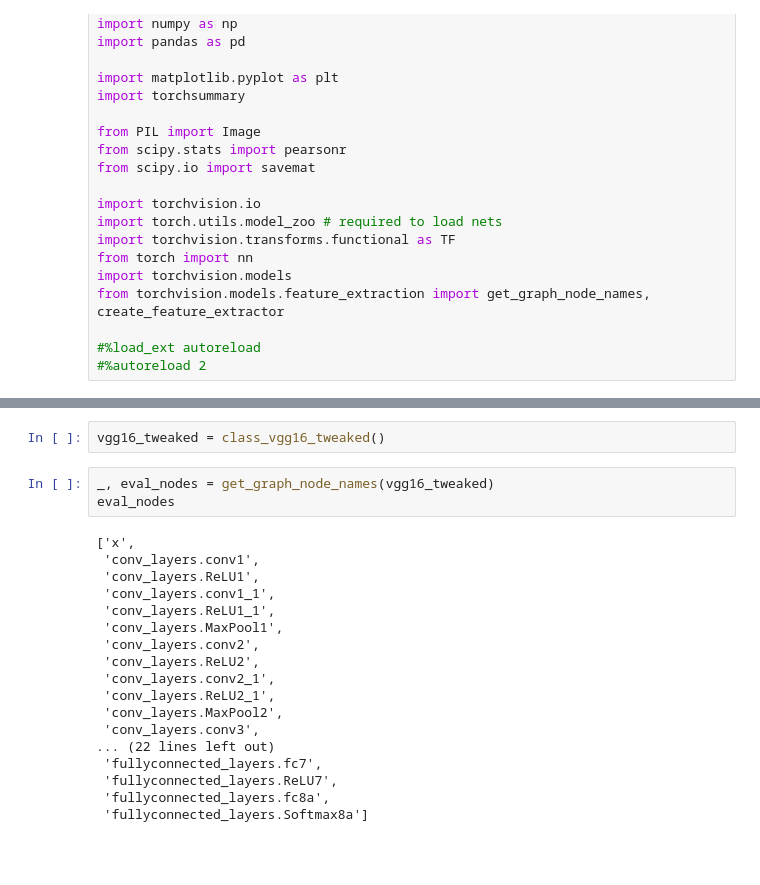
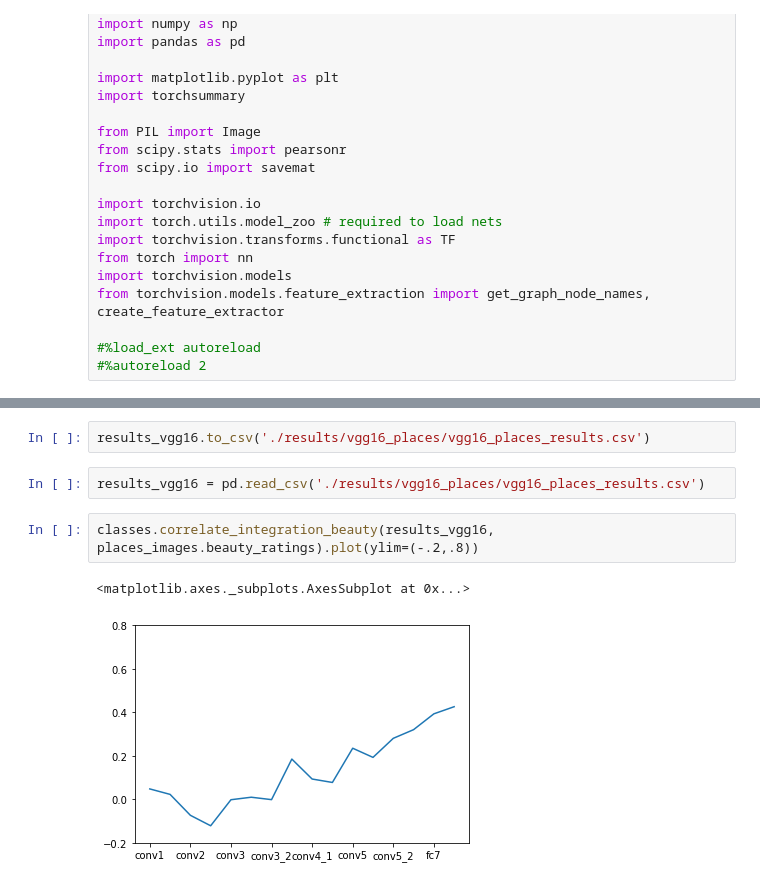
Before and after one commit to toniklenk/thesis-integration-beauty, a Jupyter notebook: analyse_vgg16_places.ipynb, the cells around one changed output, grey strips where cells are left out. Drawn from its saved outputs; the diff is of its cells as text; blank space fills up the shorter version.

Commit message:
"vgg16_places working"

```diff
--- a/analyse_vgg16_places.ipynb
+++ b/analyse_vgg16_places.ipynb
@@ -188,23 +151,9 @@ class class_vgg16_tweaked(nn.Module):
-# %%
-vgg16_tweaked = class_vgg16_tweaked()
-# %%
-_, eval_nodes = get_graph_node_names(vgg16_tweaked)
-eval_nodes
-# %% [output]
-['x',
- 'conv_layers.conv1',
- 'conv_layers.ReLU1',
- 'conv_layers.conv1_1',
- 'conv_layers.ReLU1_1',
- 'conv_layers.MaxPool1',
- 'conv_layers.conv2',
- 'conv_layers.ReLU2',
- 'conv_layers.conv2_1',
- 'conv_layers.ReLU2_1',
- 'conv_layers.MaxPool2',
- 'conv_layers.conv3',
-... (22 lines left out)
- 'fullyconnected_layers.fc7',
- 'fullyconnected_layers.ReLU7',
- 'fullyconnected_layers.fc8a',
- 'fullyconnected_layers.Softmax8a']
+# %%
+results_vgg16.to_csv('./results/vgg16_places/vgg16_places_results.csv')
+# %%
+results_vgg16 = pd.read_csv('./results/vgg16_places/vgg16_places_results.csv')
+# %%
+classes.correlate_integration_beauty(results_vgg16, places_images.beauty_ratings).plot(ylim=(-.2,.8))
+# %% [output]
+<matplotlib.axes._subplots.AxesSubplot at 0x...>
+[figure, added]
```
Also changed, not shown: parts of 15 cells of this notebook, 2 other files.
